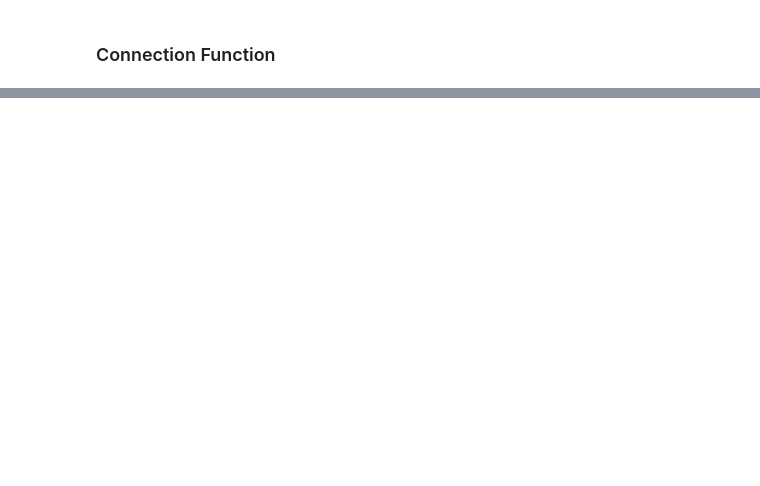
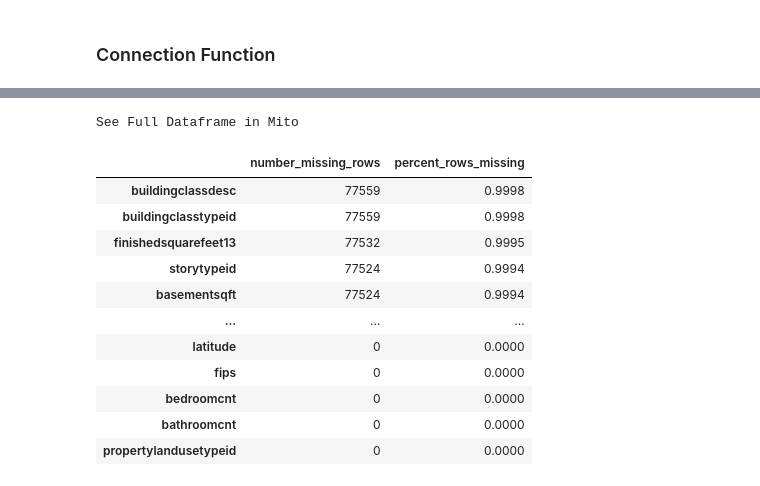
Before and after one commit to Jonessn22/clustering-exercises, a Jupyter notebook: 01b_wrangle_exericses.ipynb, the cells around one changed output, grey strips where cells are left out. Saved outputs shown, nothing was run; the diff lists cells and outputs as text; code cells hidden in the pictures; blank space fills up the shorter version.

```diff
--- a/01b_wrangle_exericses.ipynb
+++ b/01b_wrangle_exericses.ipynb
@@ -73,0 +250,34 @@ def acquire_data(file_name, db):
+# %%
+def nulls_by_col(df):
+    '''
+THIS FUNCTION TAKES IN A DATAFRAME, FILTERING BY COLUMNS WITH NULL COUNTS > 0 AND CALCULATES THE NUMBER
+OF NULLS IN EACH COLUMN, THE PERCENTAGE OF NULLS TO TOTAL VALUES FOR EACH COLUMN, AND RETURNS A DATAFRAME
+WITH EACH COLUMN NAME AS THE INDEX WITH ROWS FOR THE NA COUNT AND PERCENTAGE, SORTED BY PERCENTAGE.
+    '''
+
+    num_missing = df.isna().sum()
+    rows = df.shape[0]
+    percent_missing = num_missing / rows
+
+    cols_missing = pd.DataFrame({'number_missing_rows': num_missing, 'percent_rows_missing': percent_missing}).sort_values(by = 'percent_rows_missing', ascending = False)
+
+    return cols_missing
+# %%
+# storing the returned df in a variable
+
+df_rows_missing = nulls_by_col(df_acquire)
+df_rows_missing
+# %% [output]
+See Full Dataframe in Mito
+|  | number_missing_rows | percent_rows_missing |
+| buildingclassdesc | 77559 | 0.9998 |
+| buildingclasstypeid | 77559 | 0.9998 |
+| finishedsquarefeet13 | 77532 | 0.9995 |
+| storytypeid | 77524 | 0.9994 |
+| basementsqft | 77524 | 0.9994 |
+| ... | ... | ... |
+| latitude | 0 | 0.0000 |
+| fips | 0 | 0.0000 |
+| bedroomcnt | 0 | 0.0000 |
+| bathroomcnt | 0 | 0.0000 |
+| propertylandusetypeid | 0 | 0.0000 |
```
Also changed, not shown: parts of 48 cells of this notebook, 4 other files.
